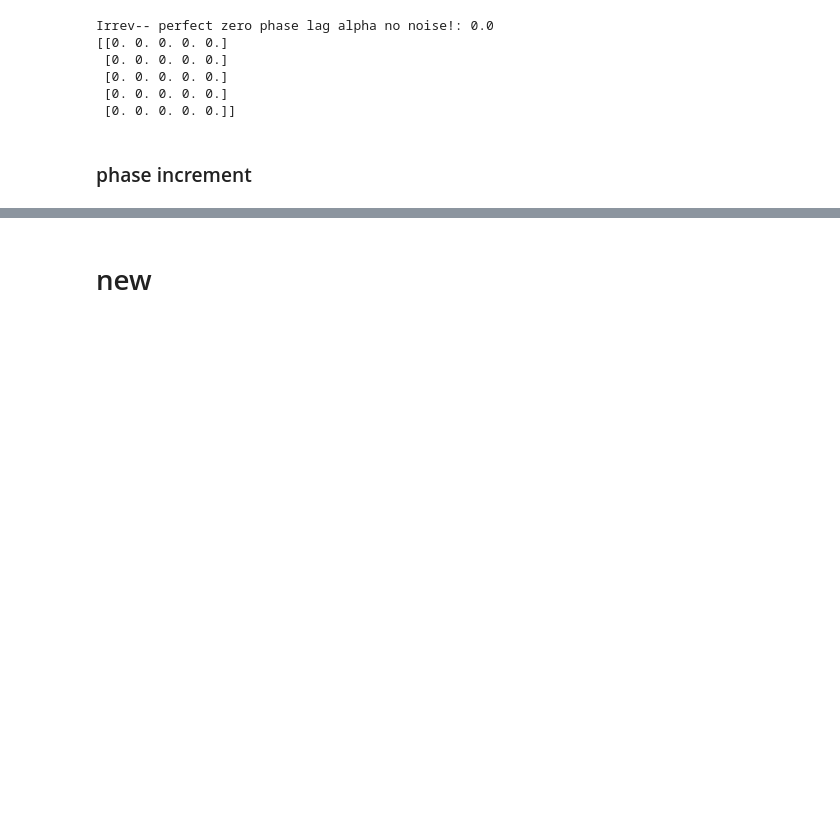
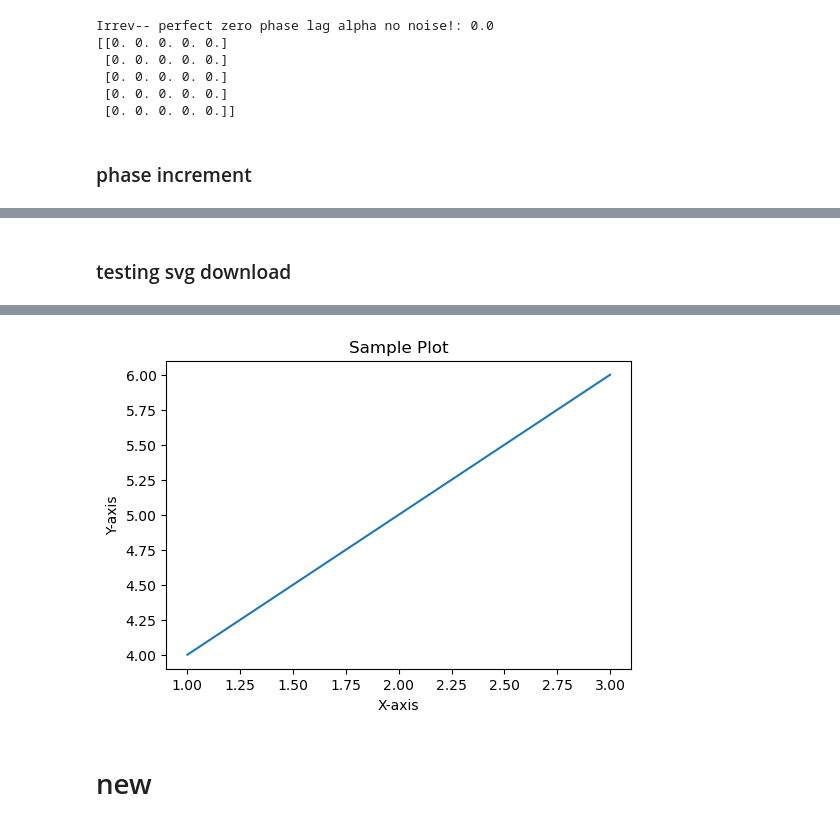
Before and after one commit to jaketear1/testing_learning, a Jupyter notebook: git-test/simulations_test.ipynb, the cells around one changed output, grey strips where cells are left out. Cells and saved outputs as stored; diff of their text form; code cells hidden in the pictures; blank space fills up the shorter version.

```diff
--- a/git-test/simulations_test.ipynb
+++ b/git-test/simulations_test.ipynb
@@ -193,6 +193,11 @@ Irrev-- perfect zero phase lag alpha no noise!: 0.0
 # %% [markdown]
 ### phase increment
 # %%
+from matplotlib import rcParams
+
+# Ensure text is stored as editable text, not paths
+rcParams['svg.fonttype'] = 'none'
+
 fs = 256
 timepoints = 128
 
@@ -229,7 +234,6 @@ for i in range(n_channels):
 #plt.title('EEG Data')
 plt.show()
 
-
 tau = 5
 
 Forw = np.zeros((n_channels, n_channels))
@@ -278,0 +284,28 @@ ref_matrix[5, 5] = 0.0
+# %% [markdown]
+### testing svg download
+# %%
+import matplotlib.pyplot as plt
+from matplotlib import rcParams
+
+# Ensure text is stored as editable text, not paths
+rcParams['svg.fonttype'] = 'none'
+
+# Create a figure and axis using the object-oriented approach
+fig, ax = plt.subplots(figsize=(6, 4))
+
+# Create a simple plot
+ax.plot([1, 2, 3], [4, 5, 6])
+ax.set_xlabel('X-axis')
+ax.set_ylabel('Y-axis')
+ax.set_title('Sample Plot')
+
+# Force the figure to render
+fig.canvas.draw()
+
+# Save the plot as an SVG file with editable text
+fig.savefig("figure_editable.svg", format="svg", bbox_inches='tight', transparent=True)
+
+# Display the saved SVG in the notebook
+from IPython.display import SVG, display
+display(SVG(filename='figure_editable.svg'))
+# %% [output]
@@ -279,2 +313,3 @@ ref_matrix[5, 5] = 0.0
+[figure, added]
 # %% [markdown]
 # new
```
Also changed, not shown: parts of 2 cells of this notebook, 1 other file.
